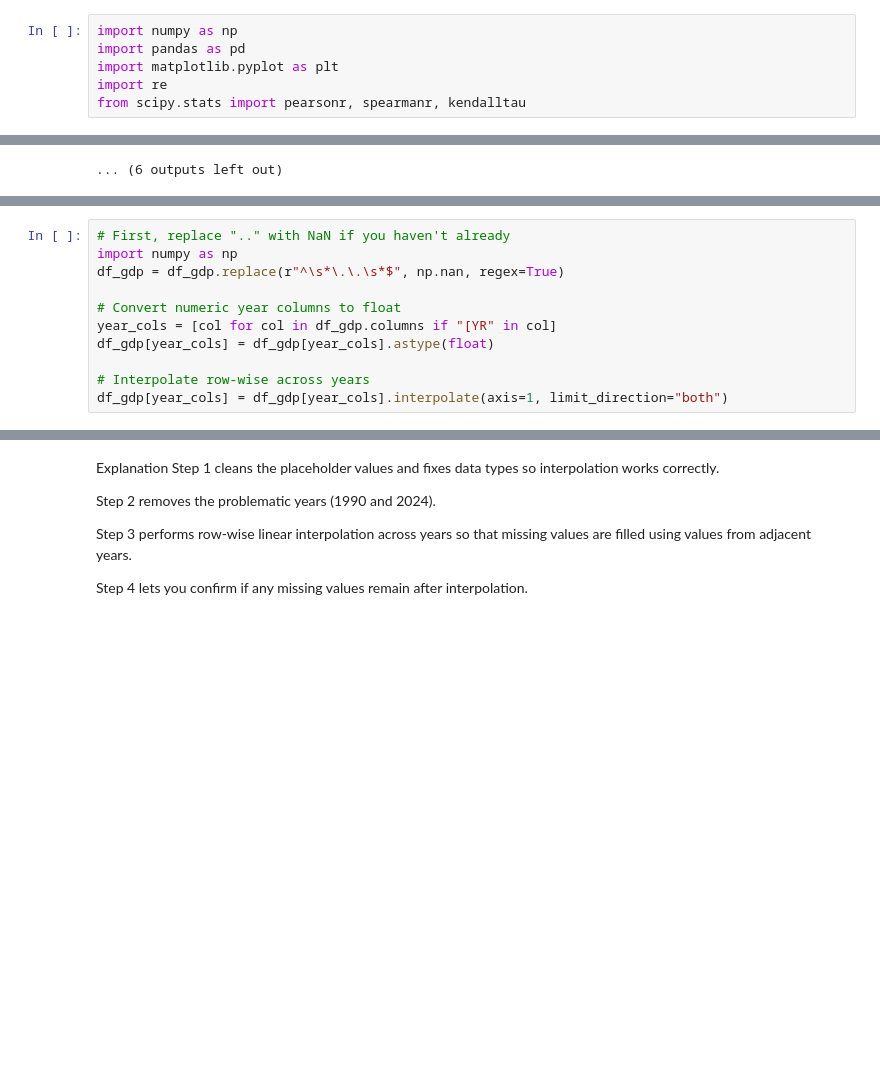
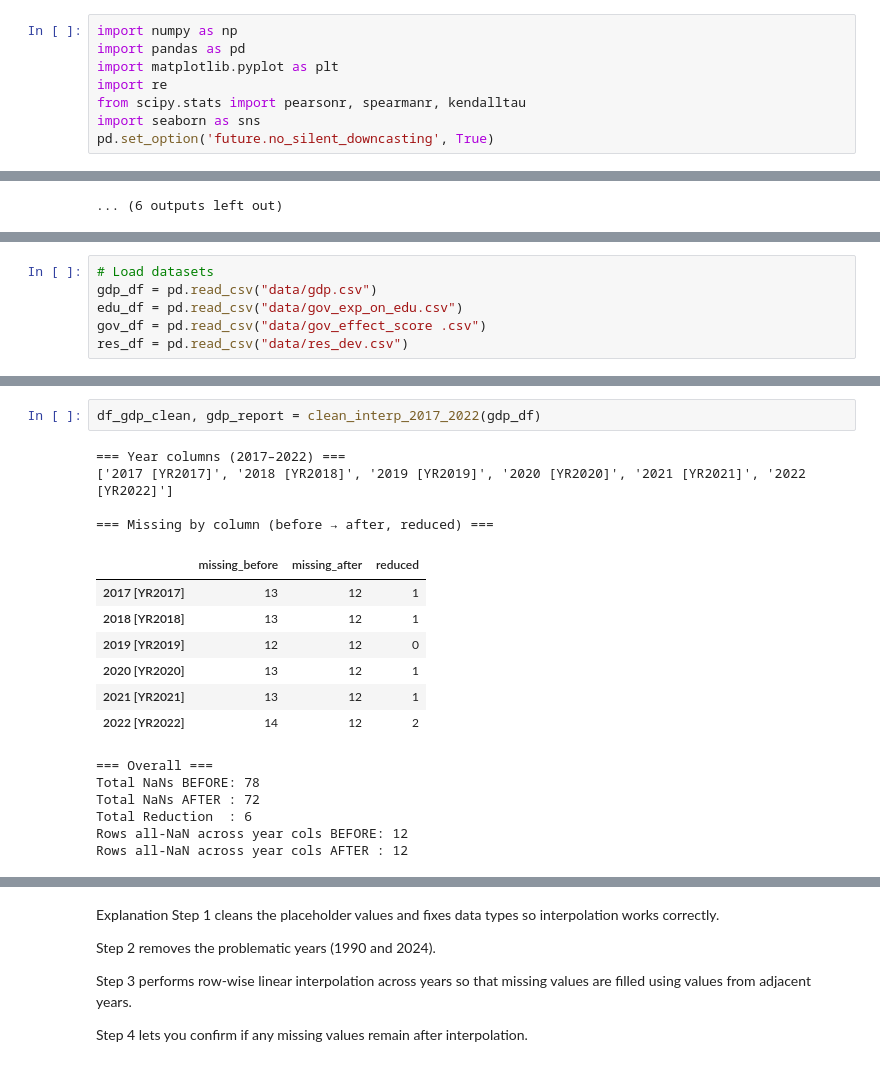
Before and after one commit to i11g/Data-Science-Project, a Jupyter notebook: Data.ipynb, the cells around one changed output, grey strips where cells are left out. Saved outputs shown, nothing was run; the diff lists cells and outputs as text; blank space fills up the shorter version.

```diff
--- a/Data.ipynb
+++ b/Data.ipynb
@@ -4,6 +4,8 @@ import pandas as pd
 import matplotlib.pyplot as plt
 import re
 from scipy.stats import pearsonr, spearmanr, kendalltau
+import seaborn as sns
+pd.set_option('future.no_silent_downcasting', True)
 # %% [markdown]
 # Economic, Governance, and Educational Drivers of University Rankings: A Comparative and Correlational Study (2017–2022)
 # %% [markdown]
@@ -823,0 +901,6 @@ plot_top10_num_universities_per_year(agg_df, k=10)
+# %%
+# Load datasets
+gdp_df = pd.read_csv("data/gdp.csv")
+edu_df = pd.read_csv("data/gov_exp_on_edu.csv")
+gov_df = pd.read_csv("data/gov_effect_score .csv")
+res_df = pd.read_csv("data/res_dev.csv")
@@ -929,11 +949,0 @@ dtype: float64
-# %%
-# First, replace ".." with NaN if you haven't already
-import numpy as np
-df_gdp = df_gdp.replace(r"^\s*\.\.\s*$", np.nan, regex=True)
-
-# Convert numeric year columns to float
-year_cols = [col for col in df_gdp.columns if "[YR" in col]
-df_gdp[year_cols] = df_gdp[year_cols].astype(float)
-
-# Interpolate row-wise across years
-df_gdp[year_cols] = df_gdp[year_cols].interpolate(axis=1, limit_direction="both")
@@ -1008,0 +1095,20 @@ gdp_long.head(10)
+# %%
+df_gdp_clean, gdp_report = clean_interp_2017_2022(gdp_df)
+# %% [output]
+=== Year columns (2017–2022) ===
+['2017 [YR2017]', '2018 [YR2018]', '2019 [YR2019]', '2020 [YR2020]', '2021 [YR2021]', '2022 [YR2022]']
+
+=== Missing by column (before → after, reduced) ===
+|  | missing_before | missing_after | reduced |
+| 2017 [YR2017] | 13 | 12 | 1 |
+| 2018 [YR2018] | 13 | 12 | 1 |
+| 2019 [YR2019] | 12 | 12 | 0 |
+| 2020 [YR2020] | 13 | 12 | 1 |
+| 2021 [YR2021] | 13 | 12 | 1 |
+| 2022 [YR2022] | 14 | 12 | 2 |
+=== Overall ===
+Total NaNs BEFORE: 78
+Total NaNs AFTER : 72
+Total Reduction  : 6
+Rows all-NaN across year cols BEFORE: 12
+Rows all-NaN across year cols AFTER : 12
```
Also changed, not shown: parts of 108 cells of this notebook, 24 other files.
